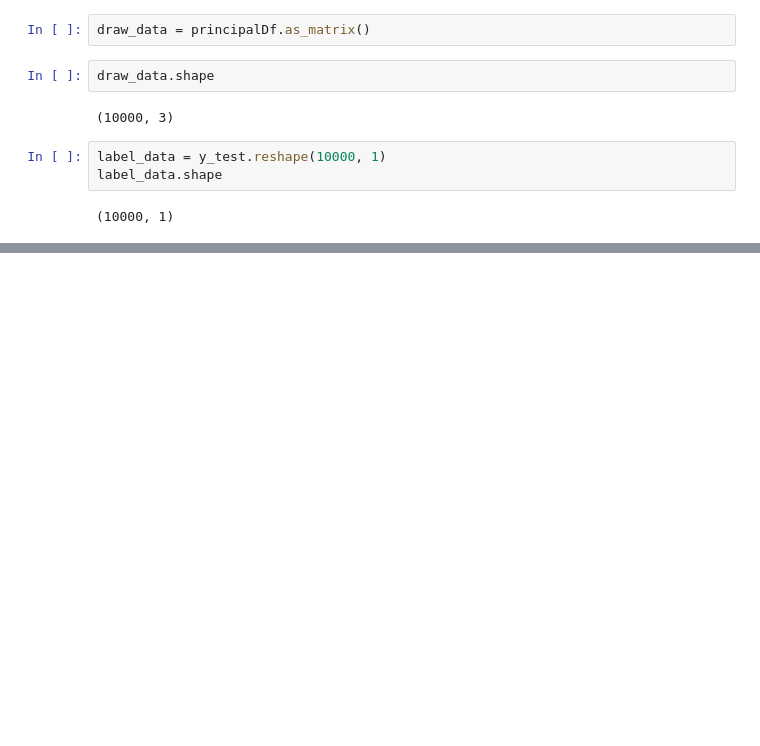
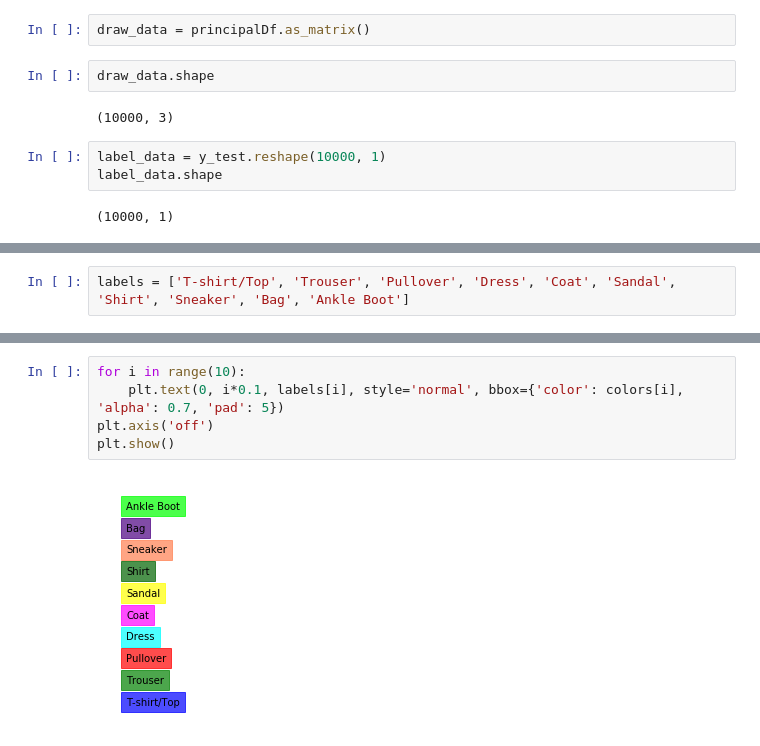
Before and after one commit to iroot4u/fashion_mnist, a Jupyter notebook: PCA-Charts.ipynb, the cells around one changed output, grey strips where cells are left out. Cells and saved outputs as stored; diff of their text form; blank space fills up the shorter version.

```diff
--- a/PCA-Charts.ipynb
+++ b/PCA-Charts.ipynb
@@ -66,0 +59,2 @@ IndexError: index 3 is out of bounds for axis 1 with size 3
+# %%
+labels = ['T-shirt/Top', 'Trouser', 'Pullover', 'Dress', 'Coat', 'Sandal', 'Shirt', 'Sneaker', 'Bag', 'Ankle Boot']
@@ -66,0 +107,7 @@ IndexError: index 3 is out of bounds for axis 1 with size 3
+# %%
+for i in range(10):
+    plt.text(0, i*0.1, labels[i], style='normal', bbox={'color': colors[i], 'alpha': 0.7, 'pad': 5})
+plt.axis('off')
+plt.show()
+# %% [output]
+[figure, added]
```
Also changed, not shown: parts of 10 cells of this notebook, 14 other files.
